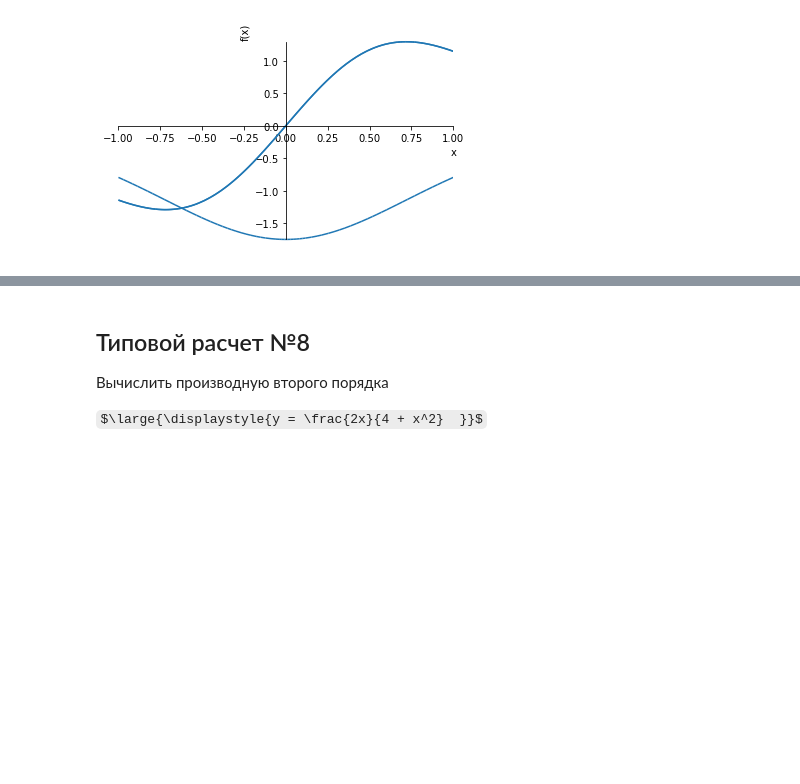
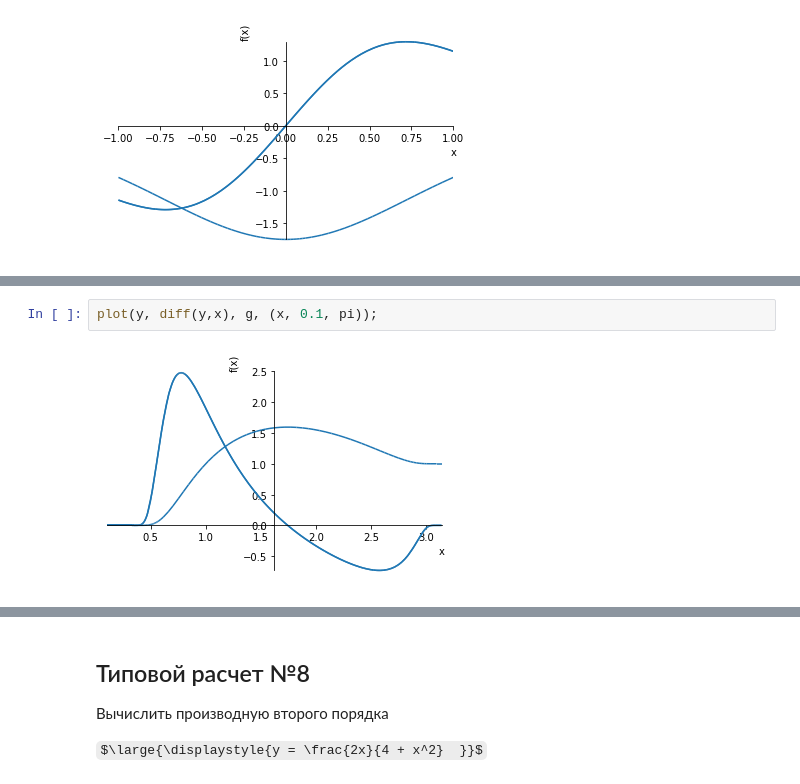
Before and after one commit to OlgaBelitskaya/math_20182019, a Jupyter notebook: mathanalysis_standardcalc201-208.ipynb, the cells around one changed output, grey strips where cells are left out. Drawn from its saved outputs; the diff is of its cells as text; some formulas as TeX source; blank space fills up the shorter version.

```diff
--- a/mathanalysis_standardcalc201-208.ipynb
+++ b/mathanalysis_standardcalc201-208.ipynb
@@ -429 +491,5 @@ diff(y, x)
+# %%
+plot(y, diff(y,x), g, (x, 0.1, pi));
+# %% [output]
+[figure, added]
 # %%
```
Also changed, not shown: parts of 10 cells of this notebook.
